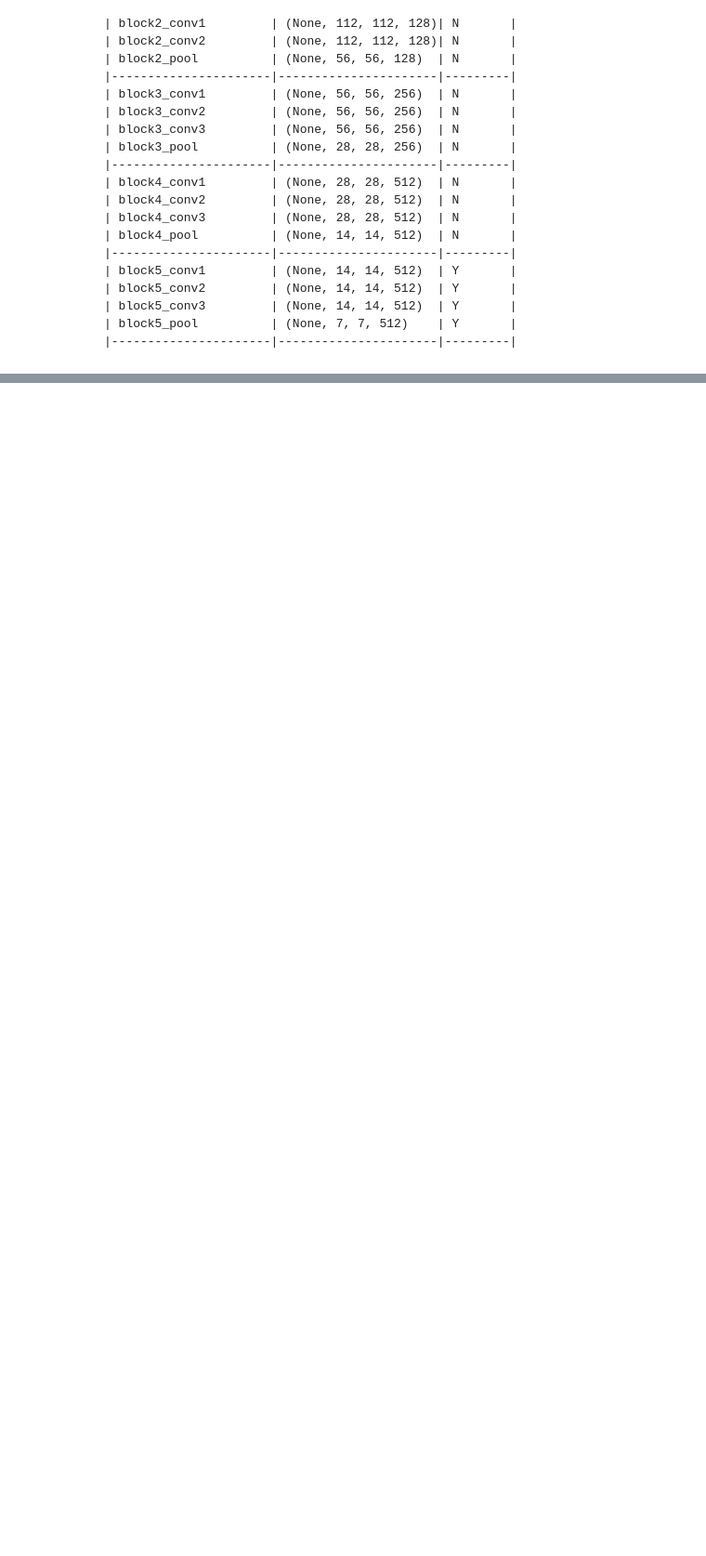
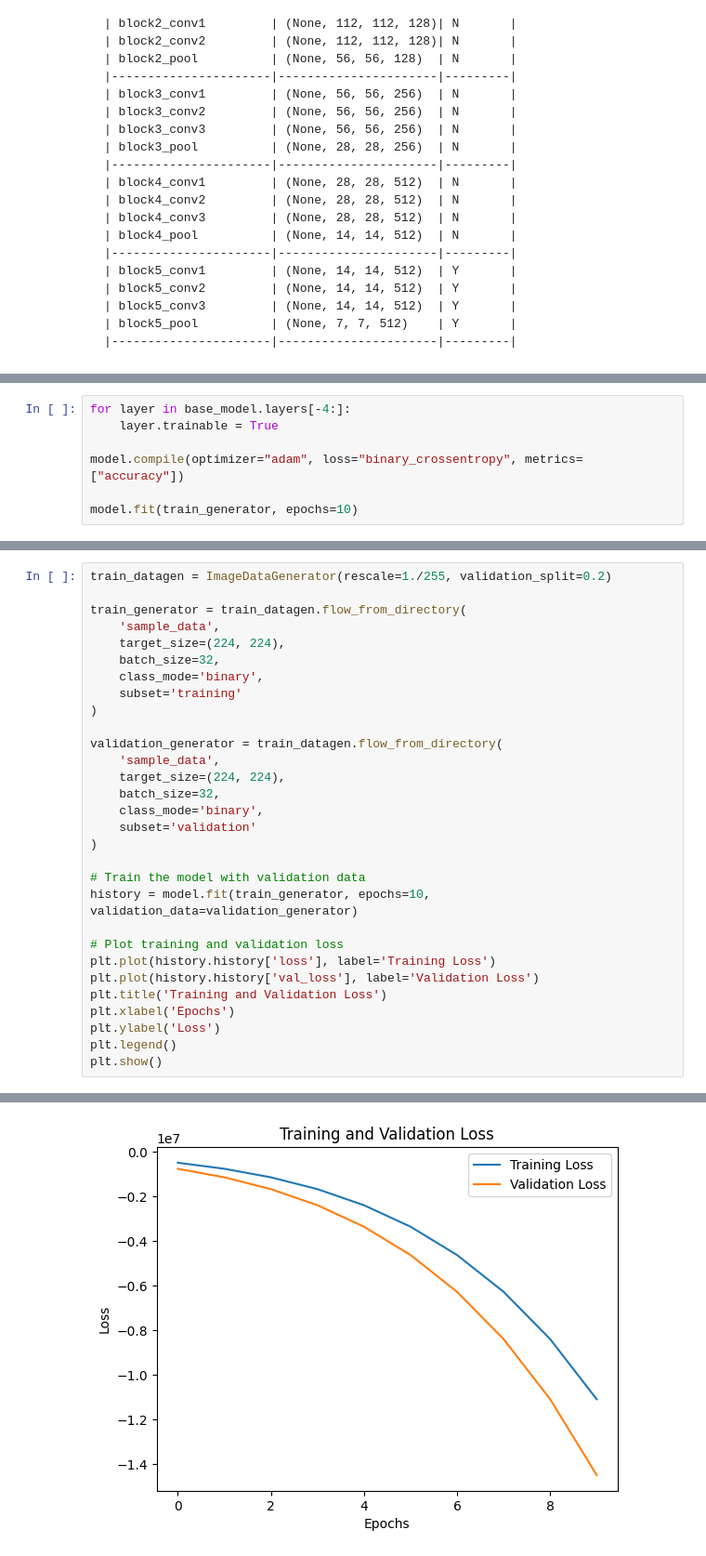
Before and after one commit to TimLL123456/Learning, a Jupyter notebook: Deep_Learning_with_Keras_and_Tensorflow.ipynb, the cells around one changed output, grey strips where cells are left out. Shown: that part at 93% size. Drawn from its saved outputs; the diff is of its cells as text; blank space fills up the shorter version.

```diff
--- a/Deep_Learning_with_Keras_and_Tensorflow.ipynb
+++ b/Deep_Learning_with_Keras_and_Tensorflow.ipynb
@@ -892,0 +908,7 @@ Epoch 10/10
+# %%
+for layer in base_model.layers[-4:]:
+    layer.trainable = True
+
+model.compile(optimizer="adam", loss="binary_crossentropy", metrics=["accuracy"])
+
+model.fit(train_generator, epochs=10)
@@ -892,0 +939,31 @@ Epoch 10/10
+# %%
+train_datagen = ImageDataGenerator(rescale=1./255, validation_split=0.2)
+
+train_generator = train_datagen.flow_from_directory(
+    'sample_data',
+    target_size=(224, 224),
+    batch_size=32,
+    class_mode='binary',
+    subset='training'
+)
+
+validation_generator = train_datagen.flow_from_directory(
+    'sample_data',
+    target_size=(224, 224),
+    batch_size=32,
+    class_mode='binary',
+    subset='validation'
+)
+
+# Train the model with validation data
+history = model.fit(train_generator, epochs=10, validation_data=validation_generator)
+
+# Plot training and validation loss
+plt.plot(history.history['loss'], label='Training Loss')
+plt.plot(history.history['val_loss'], label='Validation Loss')
+plt.title('Training and Validation Loss')
+plt.xlabel('Epochs')
+plt.ylabel('Loss')
+plt.legend()
+plt.show()
+# %% [output]
@@ -892,0 +987 @@ Epoch 10/10
+[figure, added]
```
Also changed, not shown: parts of 9 cells of this notebook.
